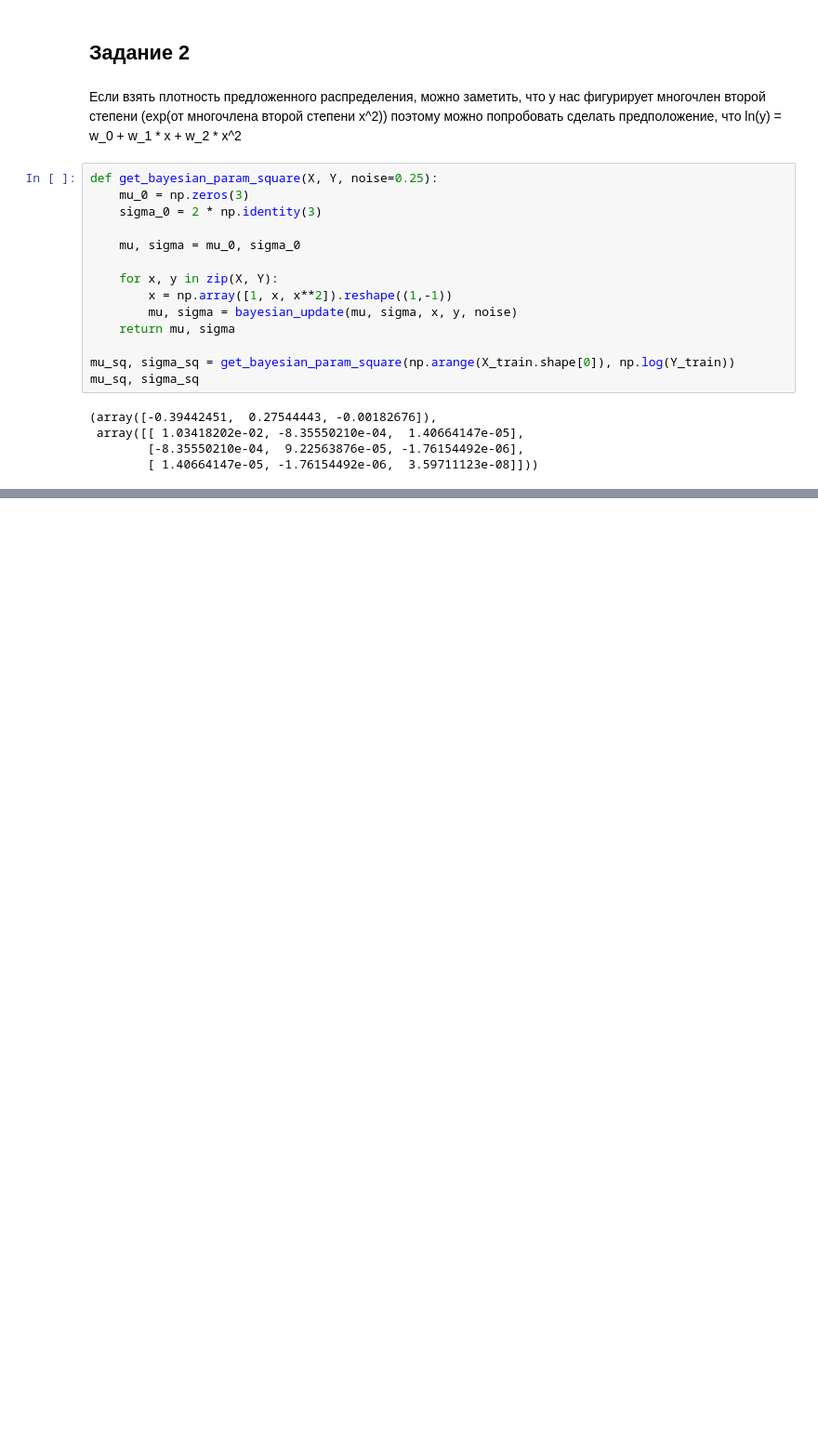
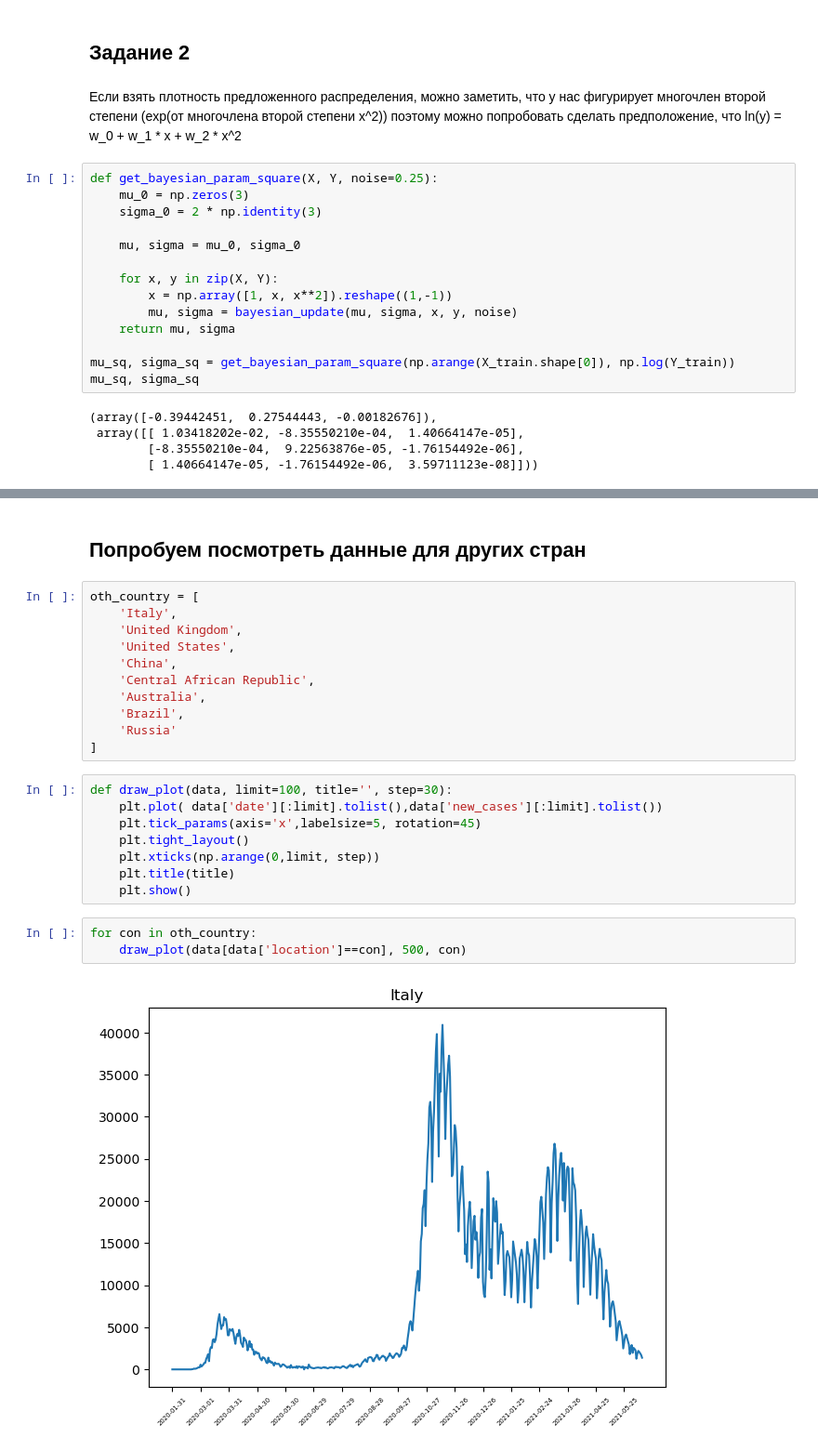
Before and after one commit to OneoKoz/Advance_ML_MADE, a Jupyter notebook: HW_1/Advance_ML_HW_1.ipynb, the cells around one changed output, grey strips where cells are left out. Shown at 93% size. Cells and saved outputs as stored; diff of their text form; blank space fills up the shorter version.

```diff
--- a/HW_1/Advance_ML_HW_1.ipynb
+++ b/HW_1/Advance_ML_HW_1.ipynb
@@ -294,0 +295,26 @@ Name: total_cases, Length: 1099, dtype: float64
+# %% [markdown]
+## Попробуем посмотреть данные для других стран
+# %%
+oth_country = [
+    'Italy',
+    'United Kingdom',
+    'United States',
+    'China',
+    'Central African Republic',
+    'Australia',
+    'Brazil',
+    'Russia'
+]
+# %%
+def draw_plot(data, limit=100, title='', step=30):
+    plt.plot( data['date'][:limit].tolist(),data['new_cases'][:limit].tolist())
+    plt.tick_params(axis='x',labelsize=5, rotation=45)
+    plt.tight_layout()
+    plt.xticks(np.arange(0,limit, step))
+    plt.title(title)
+    plt.show()
+# %%
+for con in oth_country:
+    draw_plot(data[data['location']==con], 500, con)
+# %% [output]
+[figure, added]
```
Also changed, not shown: parts of 20 cells of this notebook.
